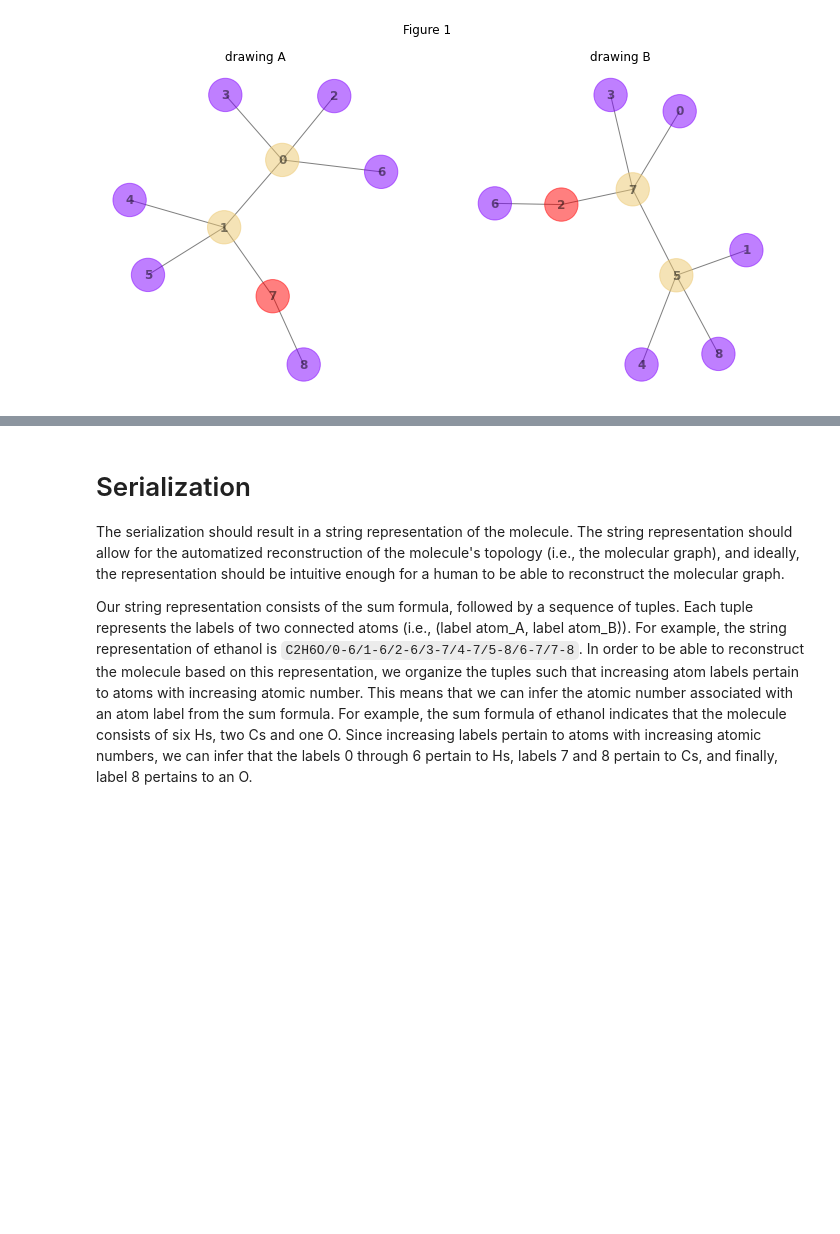
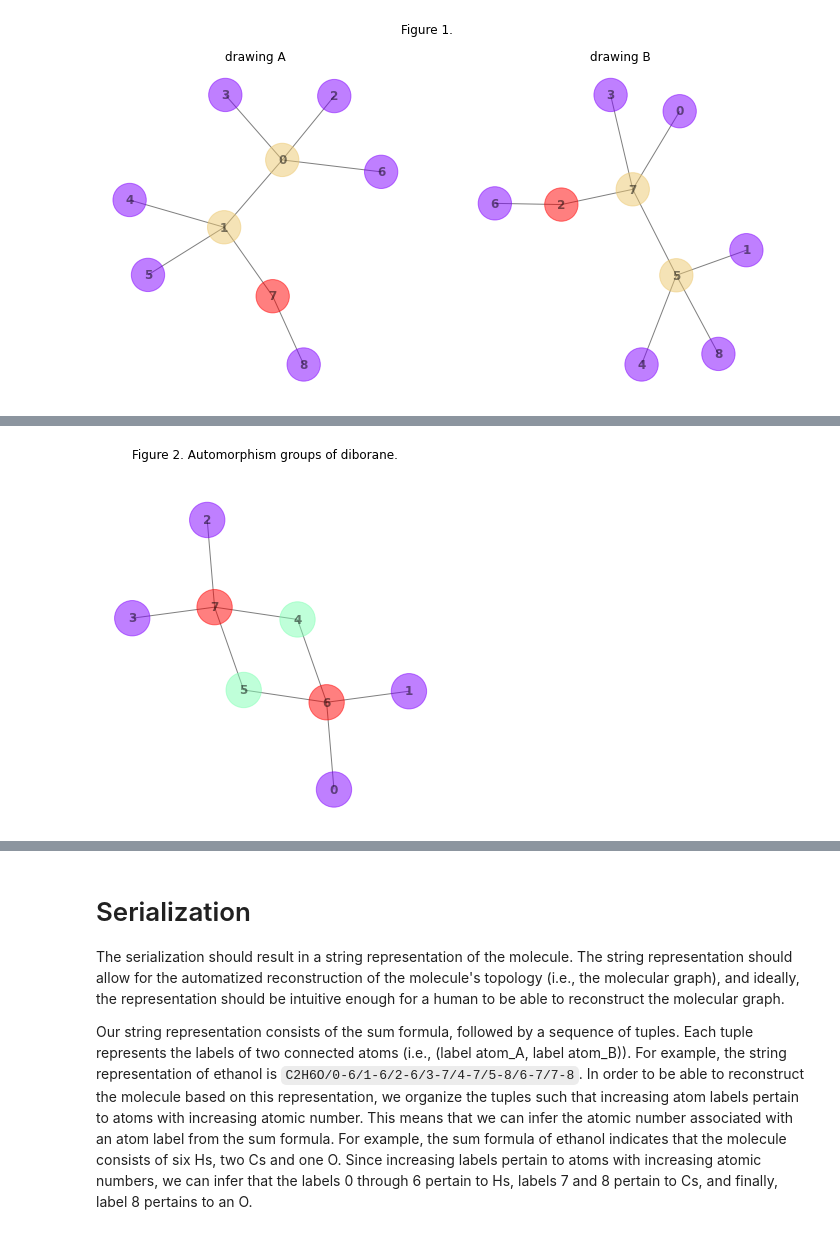
Before and after one commit to TUCAN-nest/TUCAN, a Jupyter notebook: demo_canonicalization.ipynb, the cells around one changed output, grey strips where cells are left out. Cells and saved outputs as stored; diff of their text form; code cells hidden in the pictures; blank space fills up the shorter version.

```diff
--- a/demo_canonicalization.ipynb
+++ b/demo_canonicalization.ipynb
@@ -79,0 +49,5 @@ As is evident from `Table 1`, the invariant-code partitions the molecule into fo
+# %%
+m = graph_from_file(construct_filepath("diborane"))
+draw_molecules([canonicalize_molecule(m)], [""], highlight="partition", title="Figure 2. Automorphism groups of diborane.")
+# %% [output]
+[figure, added]
```
Also changed, not shown: parts of 17 cells of this notebook, 2 other files.
